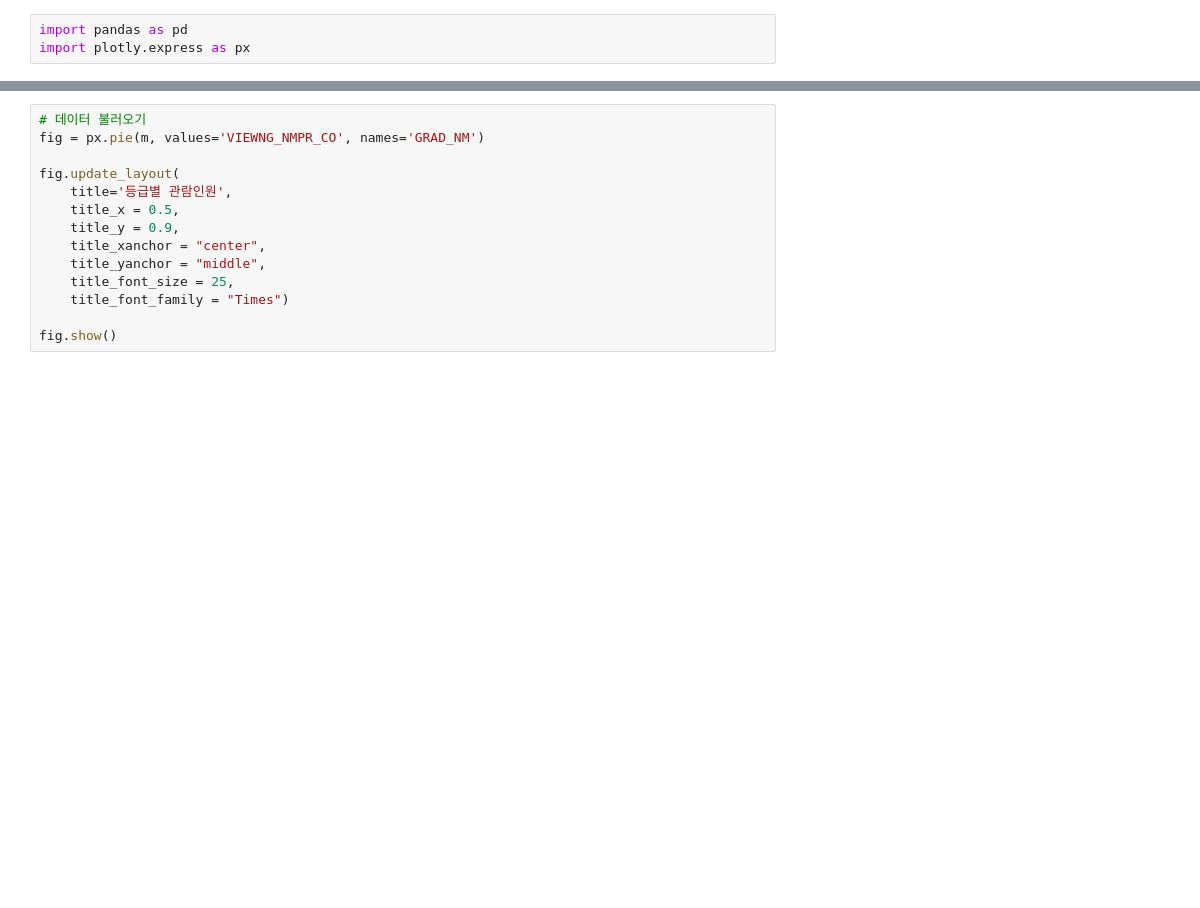
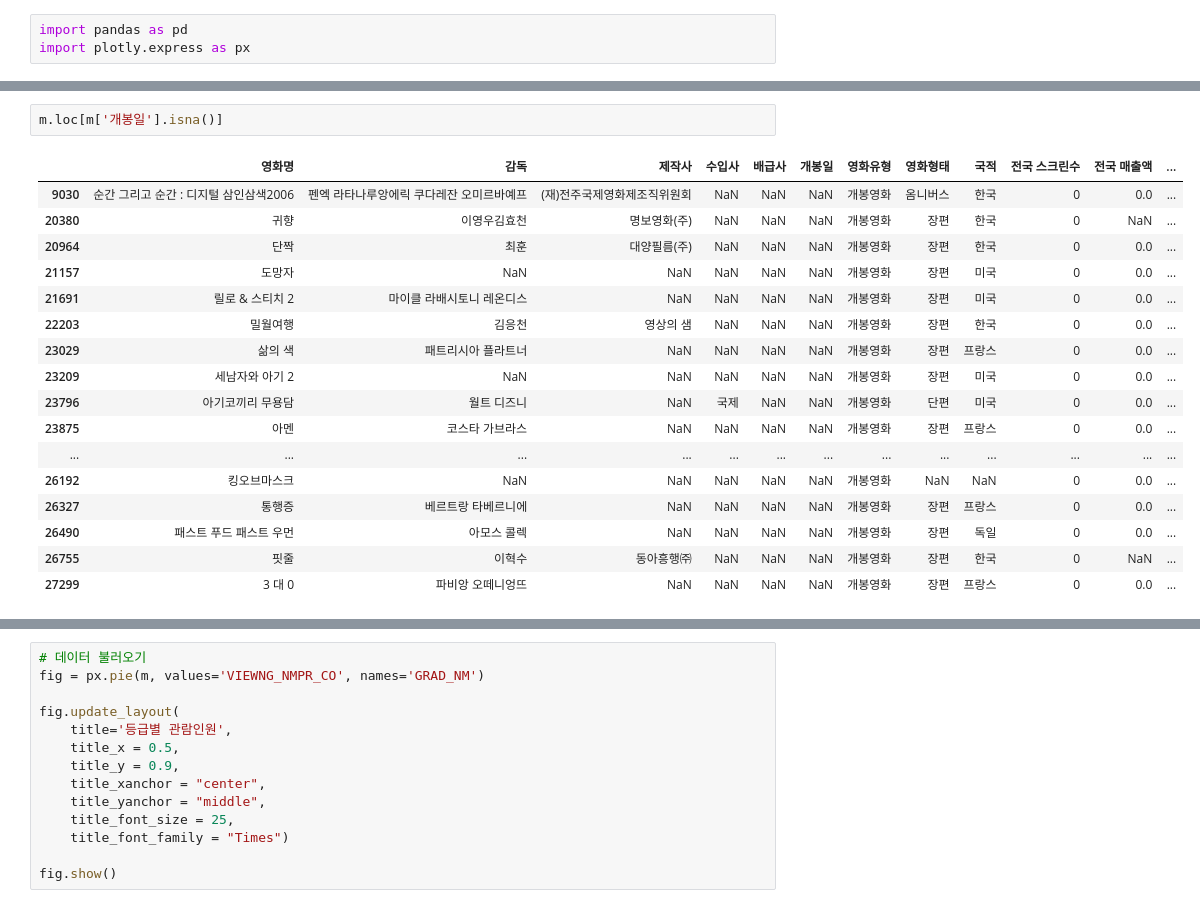
Before and after one commit to Dacon-ai-RunningFive/Dacon-AI, a Jupyter notebook: movie/EDA.ipynb, the cells around one changed output, grey strips where cells are left out. Saved outputs shown, nothing was run; the diff lists cells and outputs as text; blank space fills up the shorter version.

```diff
--- a/movie/EDA.ipynb
+++ b/movie/EDA.ipynb
@@ -153,0 +129,20 @@ m[['TOT_SCRN_CO', 'SALES_PRICE', 'VIEWNG_NMPR_CO', 'SEOUL_SALES_PRICE', 'SEOUL_V
+# %%
+m.loc[m['개봉일'].isna()]
+# %% [output]
+|  | 영화명 | 감독 | 제작사 | 수입사 | 배급사 | 개봉일 | 영화유형 | 영화형태 | 국적 | 전국 스크린수 | 전국 매출액 | ... |
+| 9030 | 순간 그리고 순간 : 디지털 삼인삼색2006 | 펜엑 라타나루앙에릭 쿠다레잔 오미르바예프 | (재)전주국제영화제조직위원회 | NaN | NaN | NaN | 개봉영화 | 옴니버스 | 한국 | 0 | 0.0 | ... |
+| 20380 | 귀향 | 이영우김효천 | 명보영화(주) | NaN | NaN | NaN | 개봉영화 | 장편 | 한국 | 0 | NaN | ... |
+| 20964 | 단짝 | 최훈 | 대양필름(주) | NaN | NaN | NaN | 개봉영화 | 장편 | 한국 | 0 | 0.0 | ... |
+| 21157 | 도망자 | NaN | NaN | NaN | NaN | NaN | 개봉영화 | 장편 | 미국 | 0 | 0.0 | ... |
+| 21691 | 릴로 & 스티치 2 | 마이클 라배시토니 레온디스 | NaN | NaN | NaN | NaN | 개봉영화 | 장편 | 미국 | 0 | 0.0 | ... |
+| 22203 | 밀월여행 | 김응천 | 영상의 샘 | NaN | NaN | NaN | 개봉영화 | 장편 | 한국 | 0 | 0.0 | ... |
+| 23029 | 삶의 색 | 패트리시아 플라트너 | NaN | NaN | NaN | NaN | 개봉영화 | 장편 | 프랑스 | 0 | 0.0 | ... |
+| 23209 | 세남자와 아기 2 | NaN | NaN | NaN | NaN | NaN | 개봉영화 | 장편 | 미국 | 0 | 0.0 | ... |
+| 23796 | 아기코끼리 무용담 | 월트 디즈니 | NaN | 국제 | NaN | NaN | 개봉영화 | 단편 | 미국 | 0 | 0.0 | ... |
+| 23875 | 아멘 | 코스타 가브라스 | NaN | NaN | NaN | NaN | 개봉영화 | 장편 | 프랑스 | 0 | 0.0 | ... |
+| ... | ... | ... | ... | ... | ... | ... | ... | ... | ... | ... | ... | ... |
+| 26192 | 킹오브마스크 | NaN | NaN | NaN | NaN | NaN | 개봉영화 | NaN | NaN | 0 | 0.0 | ... |
+| 26327 | 통행증 | 베르트랑 타베르니에 | NaN | NaN | NaN | NaN | 개봉영화 | 장편 | 프랑스 | 0 | 0.0 | ... |
+| 26490 | 패스트 푸드 패스트 우먼 | 아모스 콜렉 | NaN | NaN | NaN | NaN | 개봉영화 | 장편 | 독일 | 0 | 0.0 | ... |
+| 26755 | 핏줄 | 이혁수 | 동아흥행㈜ | NaN | NaN | NaN | 개봉영화 | 장편 | 한국 | 0 | NaN | ... |
+| 27299 | 3 대 0 | 파비앙 오떼니엉뜨 | NaN | NaN | NaN | NaN | 개봉영화 | 장편 | 프랑스 | 0 | 0.0 | ... |
```
Also changed, not shown: parts of 20 cells of this notebook, 25 other files.
